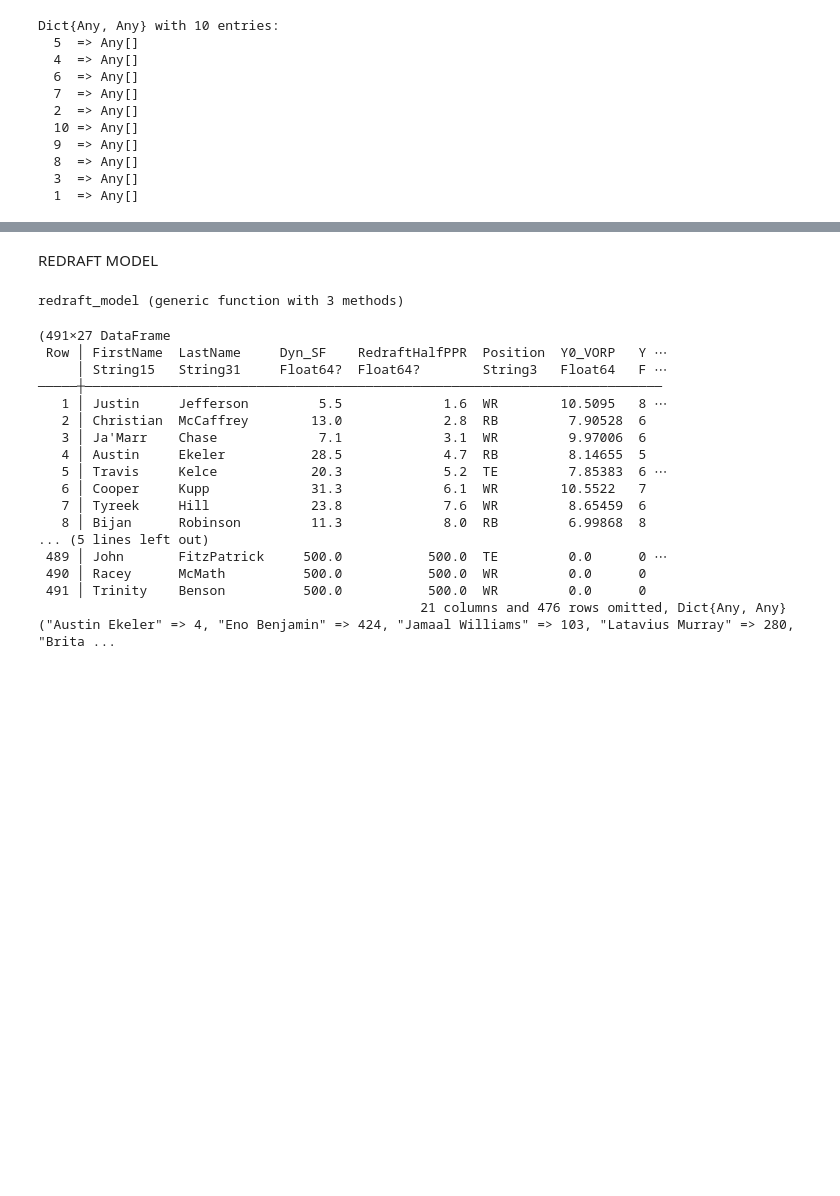
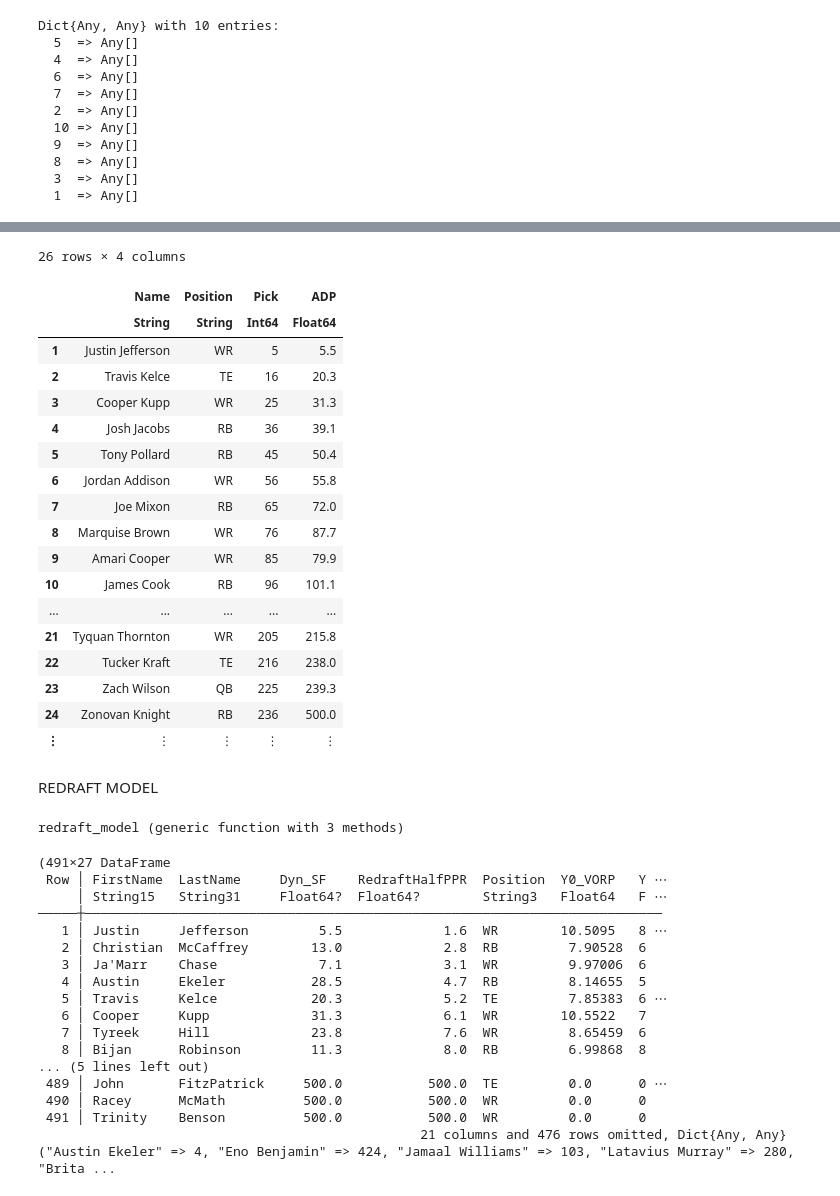
Before and after one commit to zbell99/fantasyFB_draft_models, a Jupyter notebook: dynasty_ff.ipynb, the cells around one changed output, grey strips where cells are left out. Drawn from its saved outputs; the diff is of its cells as text; code cells hidden in the pictures; blank space fills up the shorter version.

```diff
--- a/dynasty_ff.ipynb
+++ b/dynasty_ff.ipynb
@@ -19,9 +19,7 @@ function dynasty_sf_model(team, pv, drafted, temp=[])
     Y = 10 # num_years projecting
     R = 26 # roster size
 
-    alpha = 0.5 # starter weight (bench = 1, starter = 1+alpha)
-    pv = 0.9 # present value of future years
-    #(0.9 = next year projections discounted by 0.9, two year out projections discounted by 0.9^2 = 0.81, etc.)
+    alpha = 3 # starter weight (bench = 1, starter = 1+alpha)
 
     min_qbs = 3
     max_qbs = 5
@@ -49,7 +47,7 @@ function dynasty_sf_model(team, pv, drafted, temp=[])
     #years 6-7
     starting_qbs_fut = 1
     starting_flex_fut = 4
-    starting_tes_fut = 1
+    starting_tes_fut = 0
 
 
     opps = players_drafted_opps(team, T)
@@ -116,7 +114,14 @@ function dynasty_sf_model(team, pv, drafted, temp=[])
 
     # DRAFT POSITION CONSTRAINTS
     #at least 1 pick from set of players after each round
-    for pick in length(drafted[team])+1:R
+    first_avail = 1
+    while opps[first_avail, "Drafted"] == 1
+        first_avail += 1
+    end
+
+    @constraint(model, sum(x[i] for i in first_avail:P) >= R-length(drafted[team]))
+
+    for pick in length(drafted[team])+2:R
         @constraint(model, sum(x[i] for i in (picks[pick]-sum(opps[j, "Drafted"] for j in picks[pick]:P)):P) >= R+1-pick)
     end
 
@@ -209,9 +200,15 @@ Dict{Any, Any} with 10 entries:
   3  => Any[]
   1  => Any[]
 # %%
-pv = 0.90
+drafted = update_draft("999895644758142976")
+pv = 0.95
 first_choice, roster = dynasty_sf_model(5, pv, drafted);
 second_choice, r2 = dynasty_sf_model(5, pv, drafted, [first_choice]);
 third_choice, r3 = dynasty_sf_model(5, pv, drafted, [first_choice, second_choice])
-first_choice, second_choice, third_choice
+fourth_choice, r4 = dynasty_sf_model(5, pv, drafted, [first_choice, second_choice, third_choice])
+fifth_choice, r5 = dynasty_sf_model(5, pv, drafted, [first_choice, second_choice, third_choice, fourth_choice])
+sixth_choice, r6 = dynasty_sf_model(5, pv, drafted, [first_choice, second_choice, third_choice, fourth_choice, fifth_choice])
+seventh_choice, r7 = dynasty_sf_model(5, pv, drafted, [first_choice, second_choice, third_choice, fourth_choice, fifth_choice, sixth_choice])
+
+first_choice, second_choice, third_choice, fourth_choice, fifth_choice, sixth_choice, seventh_choice
 # %% [output]
@@ -244,3 +259,25 @@ r2
+# %%
+roster
+# %% [output]
+26 rows × 4 columns
+|  | Name | Position | Pick | ADP |
+|  | String | String | Int64 | Float64 |
+| 1 | Justin Jefferson | WR | 5 | 5.5 |
+| 2 | Travis Kelce | TE | 16 | 20.3 |
+| 3 | Cooper Kupp | WR | 25 | 31.3 |
+| 4 | Josh Jacobs | RB | 36 | 39.1 |
+| 5 | Tony Pollard | RB | 45 | 50.4 |
+| 6 | Jordan Addison | WR | 56 | 55.8 |
+| 7 | Joe Mixon | RB | 65 | 72.0 |
+| 8 | Marquise Brown | WR | 76 | 87.7 |
+| 9 | Amari Cooper | WR | 85 | 79.9 |
+| 10 | James Cook | RB | 96 | 101.1 |
+| ... | ... | ... | ... | ... |
+| 21 | Tyquan Thornton | WR | 205 | 215.8 |
+| 22 | Tucker Kraft | TE | 216 | 238.0 |
+| 23 | Zach Wilson | QB | 225 | 239.3 |
+| 24 | Zonovan Knight | RB | 236 | 500.0 |
+| ⋮ | ⋮ | ⋮ | ⋮ | ⋮ |
 # %% [markdown]
 REDRAFT MODEL
 # %%
```
Also changed, not shown: parts of 5 cells of this notebook.
